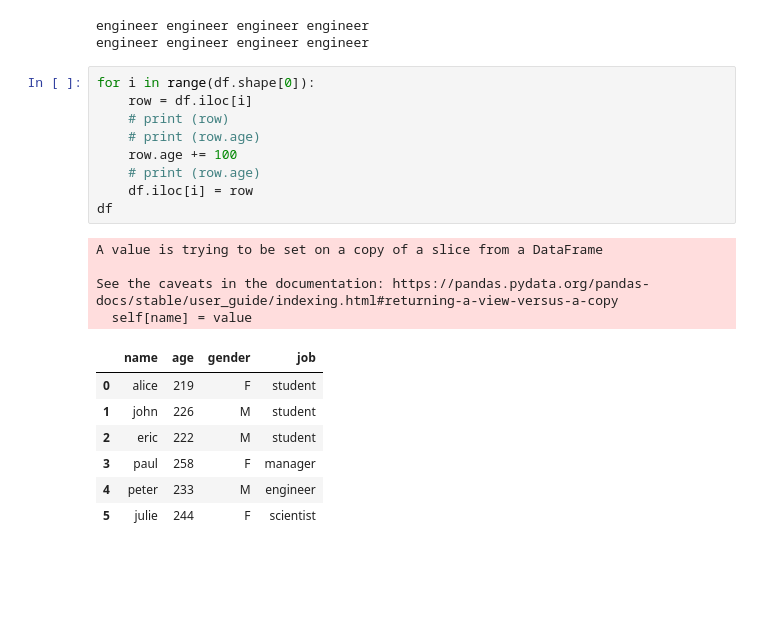
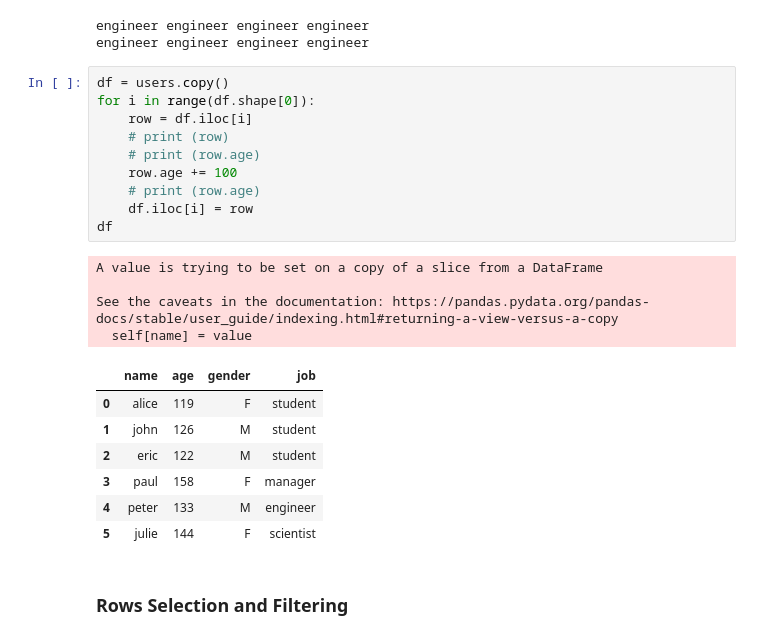
Before and after one commit to toarnabtrainer/AEC_ML_Batch-1, a Jupyter notebook: Pandas.ipynb, the cells around one changed output. Cells and saved outputs as stored; diff of their text form; blank space fills up the shorter version.

```diff
--- a/Pandas.ipynb
+++ b/Pandas.ipynb
@@ -670,23 +670,26 @@ print (df.iloc[4, 3], df.iloc[4]['job'], df.loc[4][3], df.loc[4, 'job'])
 engineer engineer engineer engineer
 engineer engineer engineer engineer
 # %%
+df = users.copy()
 for i in range(df.shape[0]):
     row = df.iloc[i]
     # print (row)
     # print (row.age)
     row.age += 100
     # print (row.age)
     df.iloc[i] = row
 df
 # %% [output]
 A value is trying to be set on a copy of a slice from a DataFrame
 
 See the caveats in the documentation: https://pandas.pydata.org/pandas-docs/stable/user_guide/indexing.html#returning-a-view-versus-a-copy
   self[name] = value
 |  | name | age | gender | job |
-| 0 | alice | 219 | F | student |
-| 1 | john | 226 | M | student |
-| 2 | eric | 222 | M | student |
-| 3 | paul | 258 | F | manager |
-| 4 | peter | 233 | M | engineer |
-| 5 | julie | 244 | F | scientist |
+| 0 | alice | 119 | F | student |
+| 1 | john | 126 | M | student |
+| 2 | eric | 122 | M | student |
+| 3 | paul | 158 | F | manager |
+| 4 | peter | 133 | M | engineer |
+| 5 | julie | 144 | F | scientist |
+# %% [markdown]
+### Rows Selection and Filtering
```
Also changed, not shown: parts of 15 cells of this notebook.
